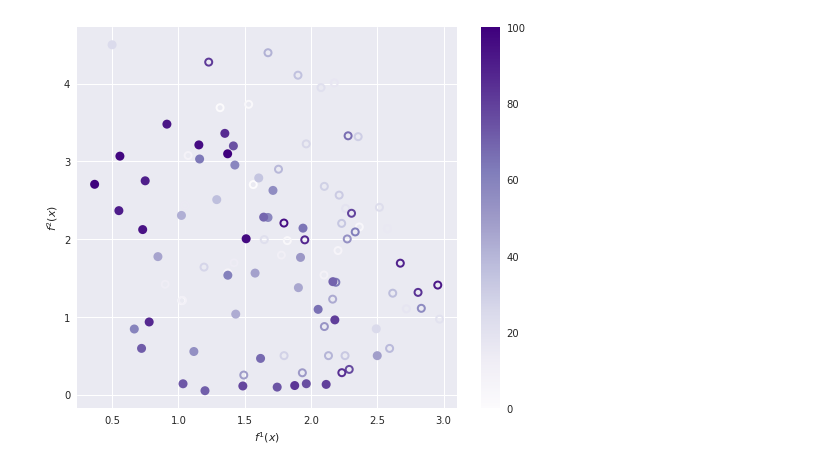
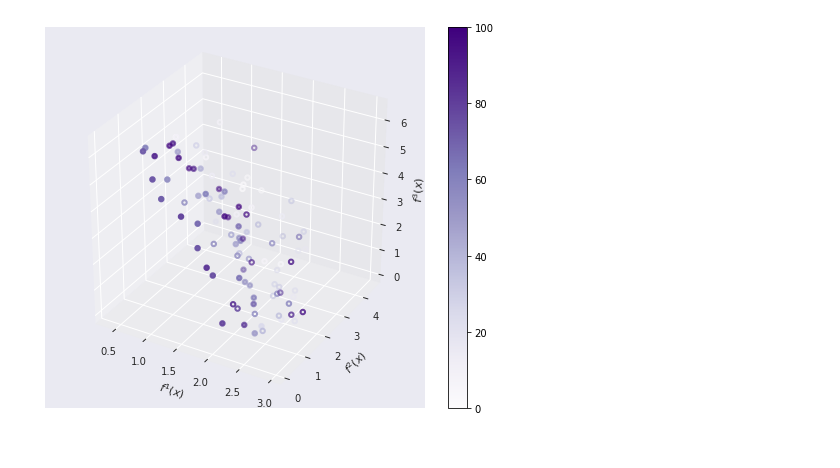
Before and after one commit to FinleyGibson/SAF_EMO, a Jupyter notebook: experiments/wfg6_3obj/analysis.ipynb, the cells around one changed output. Cells and saved outputs as stored; diff of their text form; code cells hidden in the pictures.

```diff
--- a/experiments/wfg6_3obj/analysis.ipynb
+++ b/experiments/wfg6_3obj/analysis.ipynb
@@ -23,5 +23,8 @@ result_dirs
 # %%
-saf_ei_results = load_all(os.path.join(dir_path, "log_data/", result_dirs[0]))
-saf_mu_results = load_all(os.path.join(dir_path, "log_data/", result_dirs[1]))
-sms_ei_results = load_all(os.path.join(dir_path, "log_data/", result_dirs[2]))
-sms_mu_results = load_all(os.path.join(dir_path, "log_data/", result_dirs[3]))
+safsaf_results = load_all(os.path.join(dir_path, "log_data/", result_dirs[0]))
+safsms_results = load_all(os.path.join(dir_path, "log_data/", result_dirs[1]))
+saf_ei_results = load_all(os.path.join(dir_path, "log_data/", result_dirs[2]))
+saf_mu_results = load_all(os.path.join(dir_path, "log_data/", result_dirs[3]))
+sms_ei_results = load_all(os.path.join(dir_path, "log_data/", result_dirs[4]))
+sms_mu_results = load_all(os.path.join(dir_path, "log_data/", result_dirs[5]))
+smssaf_results = load_all(os.path.join(dir_path, "log_data/", result_dirs[6]))
@@ -36,5 +31,5 @@ fig_safei = plot_all_pareto_2d(saf_ei_results, plot_indices=[0])
 # %%
-fig_smsmu = plot_all_pareto_2d(sms_mu_results, plot_indices=[0])
+fig_smsmu = plot_all_pareto_3d(sms_mu_results, plot_indices=[0])
 # %% [output]
-[figure, old version]
+[figure, new version]
 # %%
```
Also changed, not shown: parts of 26 cells of this notebook, 45 other files.
